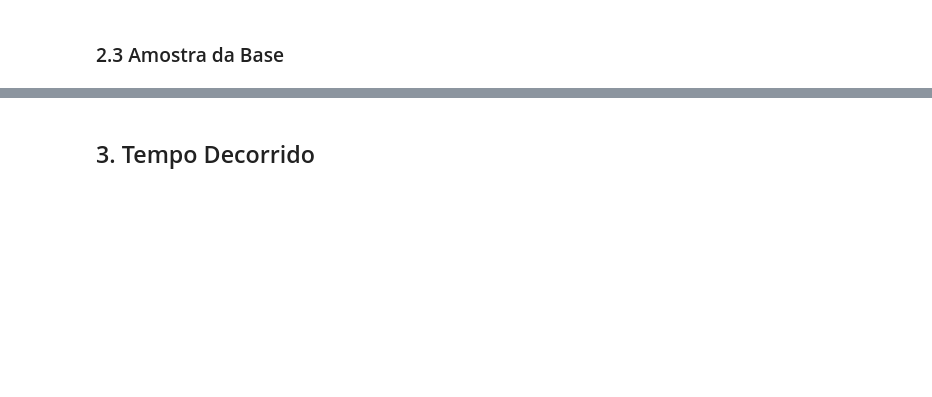
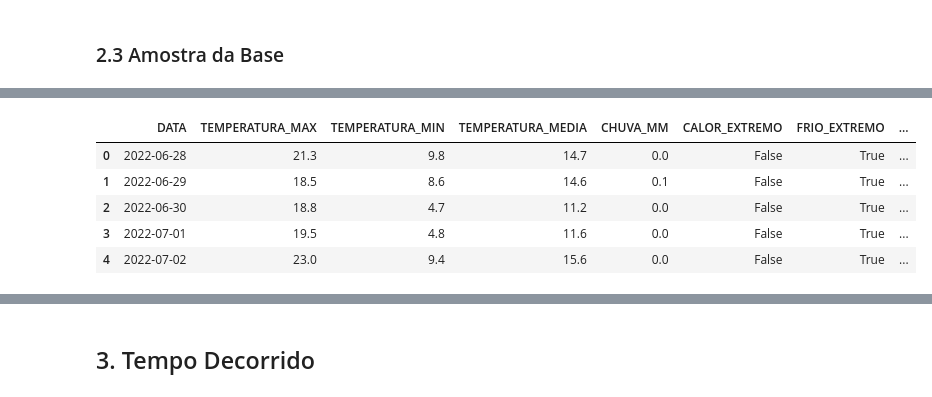
Before and after one commit to RenanScavazzini/model_supermarket, a Jupyter notebook: 01_dados.ipynb, the cells around one changed output, grey strips where cells are left out. Drawn from its saved outputs; the diff is of its cells as text; code cells hidden in the pictures; blank space fills up the shorter version.

```diff
--- a/01_dados.ipynb
+++ b/01_dados.ipynb
@@ -217,0 +238,14 @@ Nº de Linhas e Colunas: (3104, 16)
+# %%
+import pandas as pd
+weather_df = pd.read_parquet(
+    'data\external\weather\weather_curitiba.parquet'
+)
+
+weather_df.head()
+# %% [output]
+|  | DATA | TEMPERATURA_MAX | TEMPERATURA_MIN | TEMPERATURA_MEDIA | CHUVA_MM | CALOR_EXTREMO | FRIO_EXTREMO | ... |
+| 0 | 2022-06-28 | 21.3 | 9.8 | 14.7 | 0.0 | False | True | ... |
+| 1 | 2022-06-29 | 18.5 | 8.6 | 14.6 | 0.1 | False | True | ... |
+| 2 | 2022-06-30 | 18.8 | 4.7 | 11.2 | 0.0 | False | True | ... |
+| 3 | 2022-07-01 | 19.5 | 4.8 | 11.6 | 0.0 | False | True | ... |
+| 4 | 2022-07-02 | 23.0 | 9.4 | 15.6 | 0.0 | False | True | ... |
```
Also changed, not shown: parts of 9 cells of this notebook, 11 other files.
